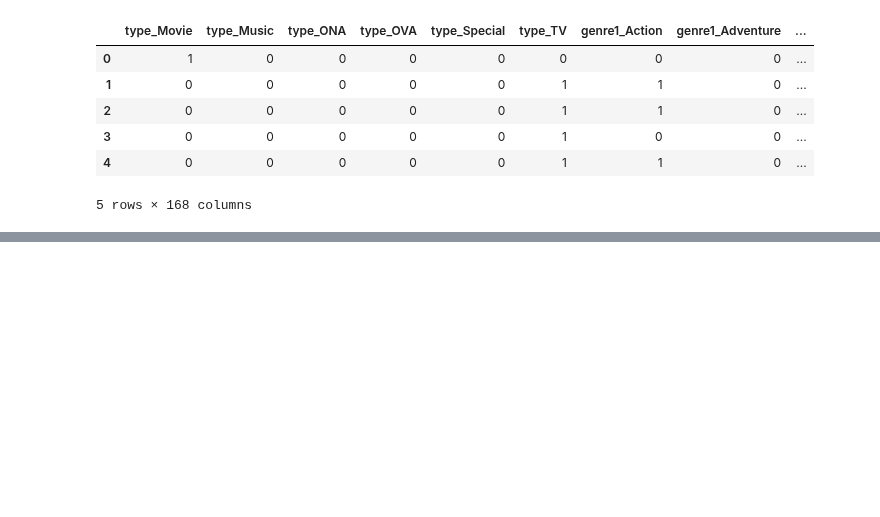
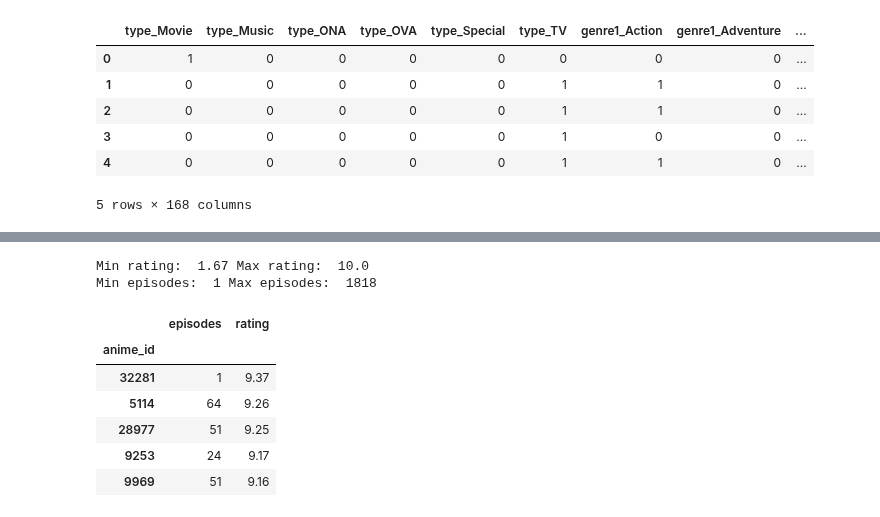
Before and after one commit to Haaris-Syed/AnimeRecommender, a Jupyter notebook: AnimeDataset-Preprocessing.ipynb, the cells around one changed output, grey strips where cells are left out. Cells and saved outputs as stored; diff of their text form; code cells hidden in the pictures; blank space fills up the shorter version.

```diff
--- a/AnimeDataset-Preprocessing.ipynb
+++ b/AnimeDataset-Preprocessing.ipynb
@@ -253,0 +272,18 @@ dummy_df.head()
+# %%
+print('Min rating: ', min(numerical_df['rating']), 'Max rating: ', max(numerical_df['rating']))
+print('Min episodes: ', min(numerical_df['episodes']), 'Max episodes: ', max(numerical_df['episodes']))
+# %% [output]
+Min rating:  1.67 Max rating:  10.0
+Min episodes:  1 Max episodes:  1818
+# %%
+# set anime_id as the index so it doesnt get scaled as well
+numerical_df.set_index('anime_id',inplace=True)
+numerical_df.head()
+# %% [output]
+|  | episodes | rating |
+| anime_id |  |  |
+| 32281 | 1 | 9.37 |
+| 5114 | 64 | 9.26 |
+| 28977 | 51 | 9.25 |
+| 9253 | 24 | 9.17 |
+| 9969 | 51 | 9.16 |
```
Also changed, not shown: parts of 8 cells of this notebook.
